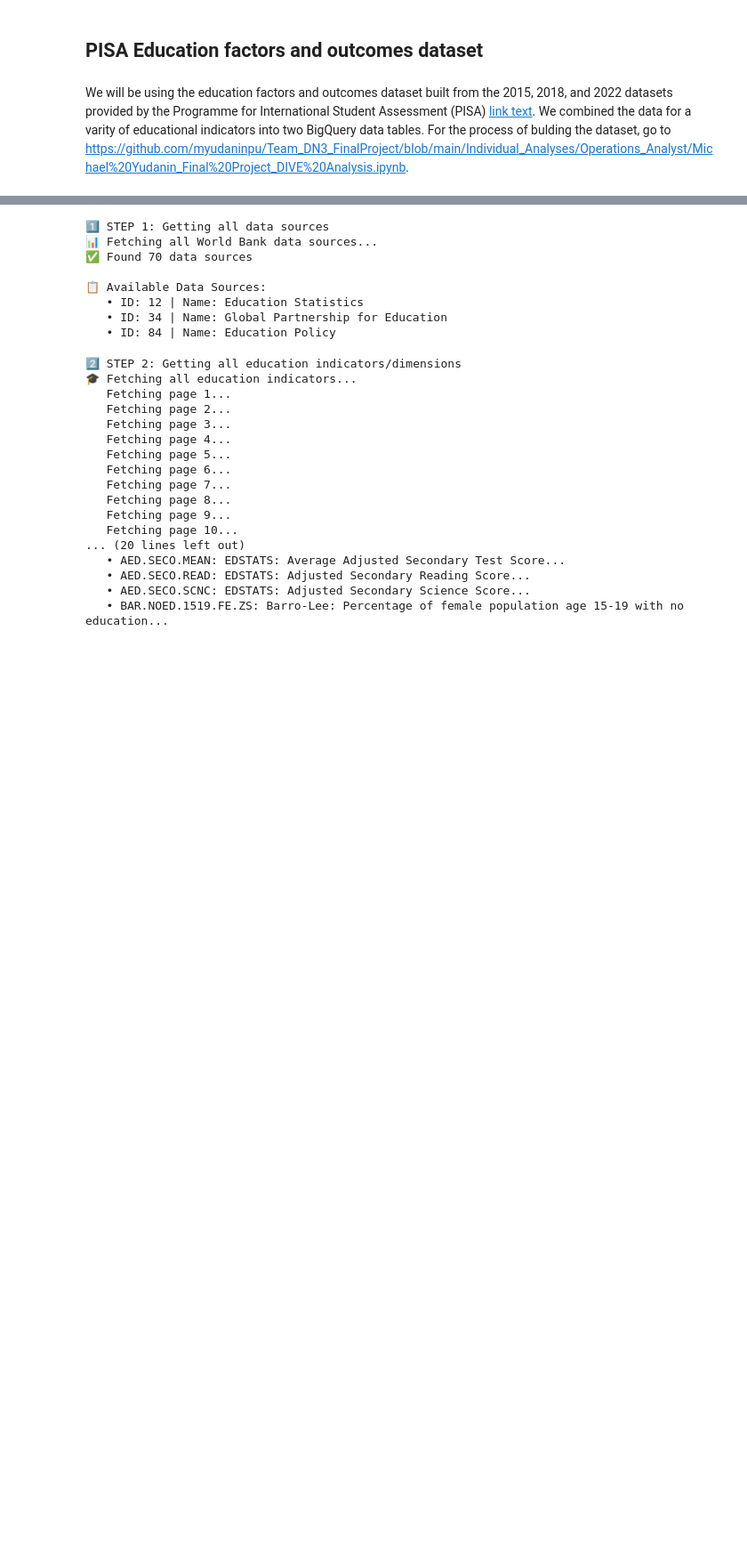
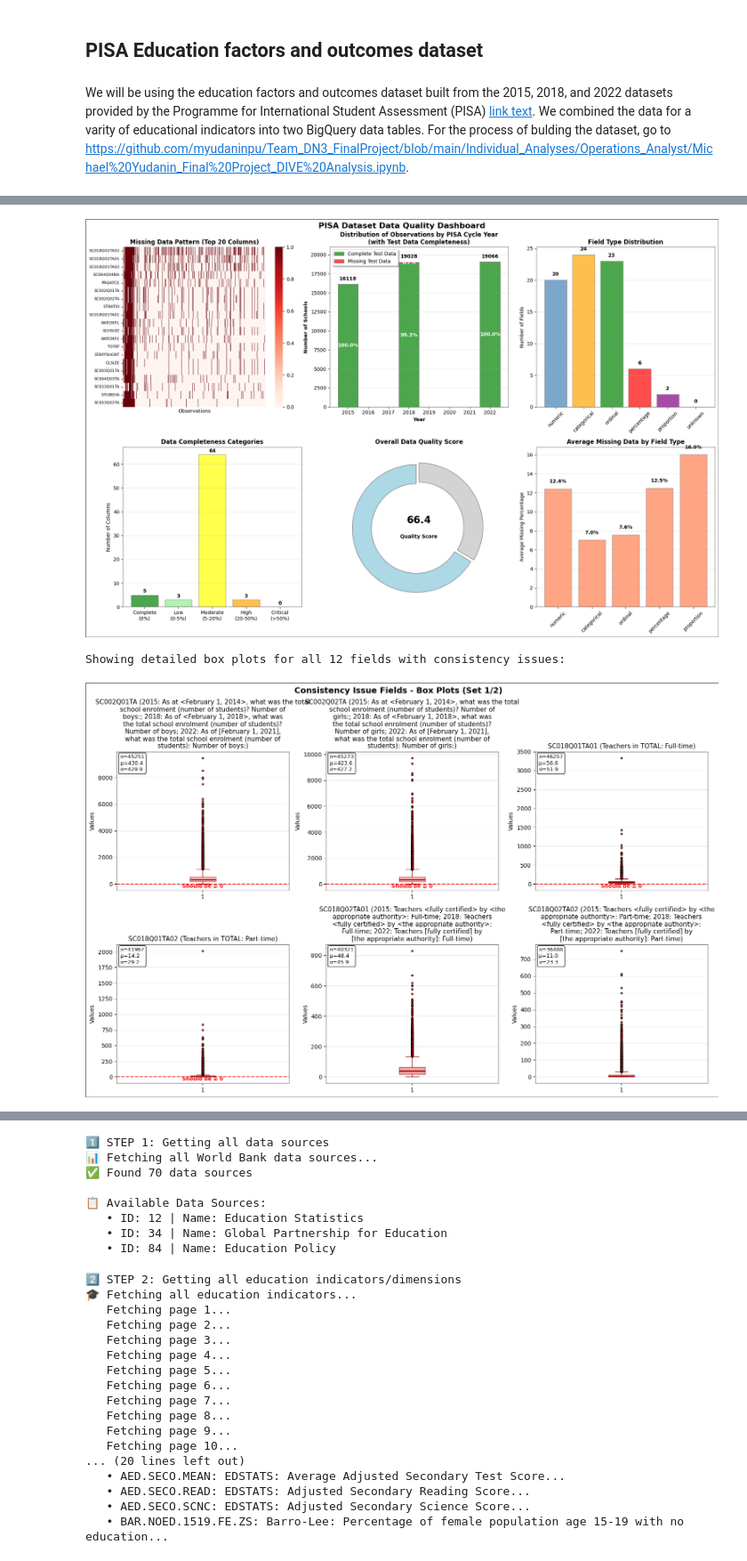
Before and after one commit to myudaninpu/Team_DN3_FinalProject, a Jupyter notebook: Individual_Analyses/Operations_Analyst/Michael Yudanin_Final Project_DIVE Analysis.ipynb, the cells around one changed output, grey strips where cells are left out. Shown at 89% size. Saved outputs shown, nothing was run; the diff lists cells and outputs as text; code cells hidden in the pictures; blank space fills up the shorter version.

Commit message:
Data cleanup and engineered fields for MY

```diff
--- a/Individual_Analyses/Operations_Analyst/Michael Yudanin_Final Project_DIVE Analysis.ipynb
+++ b/Individual_Analyses/Operations_Analyst/Michael Yudanin_Final Project_DIVE Analysis.ipynb
@@ -36,0 +88,4 @@ We will be using the education factors and outcomes dataset built from the 2015,
+# %%
+query = f"SELECT * FROM `{PROJECT_ID}.{BQ_DATASET}.pisa_data`"
+df = pd.read_gbq(query, project_id=PROJECT_ID)
+df.head()
@@ -36,0 +100,4 @@ We will be using the education factors and outcomes dataset built from the 2015,
+# %%
+query = f"SELECT * FROM `{PROJECT_ID}.{BQ_DATASET}.pisa_codebooks`"
+codebooks_df = pd.read_gbq(query, project_id=PROJECT_ID)
+codebooks_df.head()
@@ -36,0 +190,7 @@ We will be using the education factors and outcomes dataset built from the 2015,
+# %%
+# Turn field_type into a dataframe
+field_type_df = pd.DataFrame([line.split(':') for line in field_type.strip().split('\n')],
+                            columns=['field_id', 'field_type'])
+
+# Join dataframes
+codebooks_df = codebooks_df.merge(field_type_df, on='field_id', how='left')
@@ -36,0 +712,5 @@ We will be using the education factors and outcomes dataset built from the 2015,
+# %%
+analysis_string, structured_results = comprehensive_data_quality_analysis(df, codebooks_df)
+
+print(f"Quality Score: {structured_results['quality_score']}")
+print(f"Completeness: {structured_results['completeness_rate']:.1f}%")
@@ -36,0 +1136,6 @@ We will be using the education factors and outcomes dataset built from the 2015,
+# %%
+create_data_quality_visualizations(df, structured_results, codebooks_df)
+# %% [output]
+[figure, added]
+Showing detailed box plots for all 12 fields with consistency issues:
+[figure, added]
```
Also changed, not shown: parts of 68 cells of this notebook, 2 other files.
